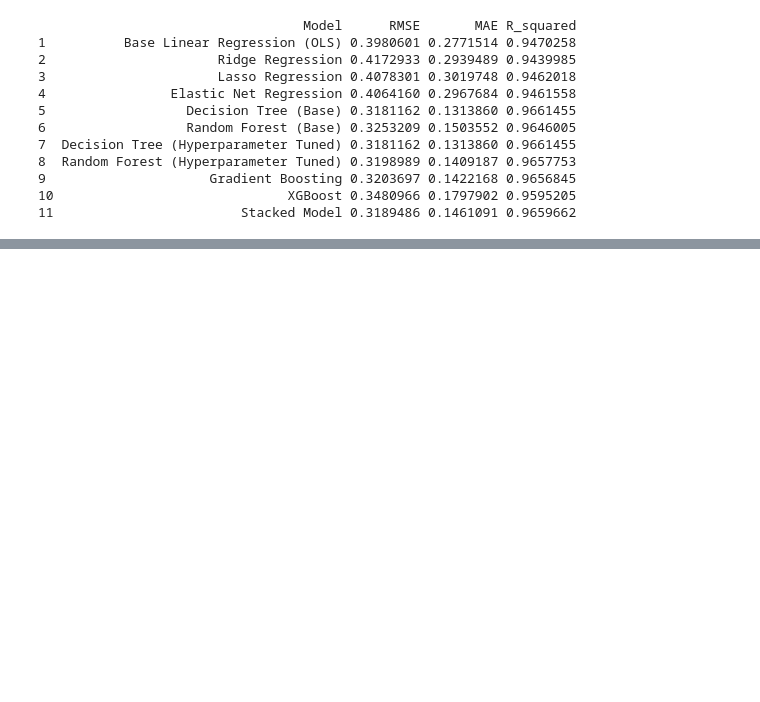
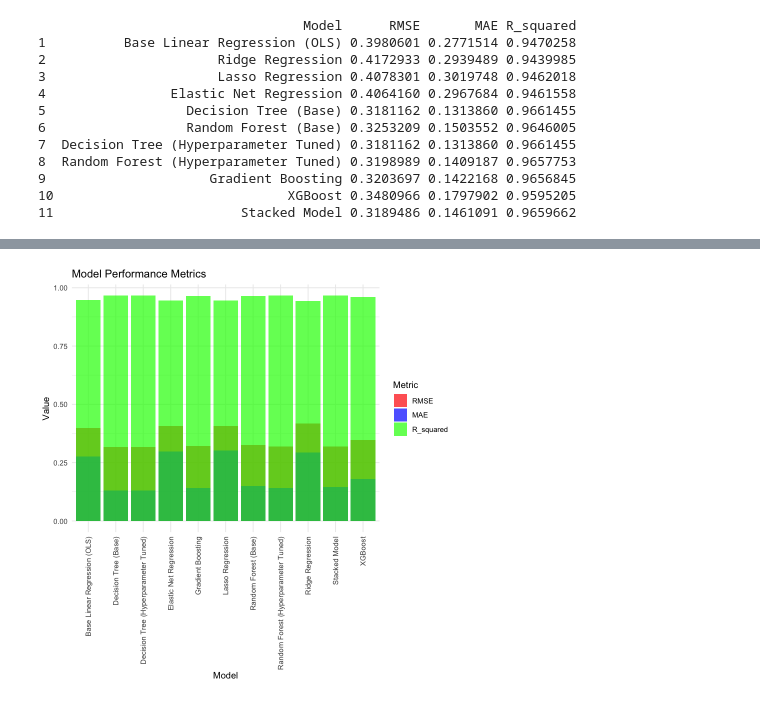
Before and after one commit to msheeba4848/Gauging-Migration-in-Bangladesh, a Jupyter notebook: feature_selection_1/feat_select_dataset1.ipynb, the cells around one changed output, grey strips where cells are left out. Saved outputs shown, nothing was run; the diff lists cells and outputs as text; code cells hidden in the pictures; blank space fills up the shorter version.

```diff
--- a/feature_selection_1/feat_select_dataset1.ipynb
+++ b/feature_selection_1/feat_select_dataset1.ipynb
@@ -546,0 +611,15 @@ print(metrics_table)
+# %%
+ggplot(data_melted, aes(x = Model, y = value, fill = variable)) +
+  geom_histogram(stat = "identity", position = "identity", alpha = 0.7) +
+  labs(
+    x = "Model",
+    y = "Value",
+    title = "Model Performance Metrics",
+    fill = "Metric"
+  ) +
+  scale_fill_manual(values = c("RMSE" = "red", "MAE" = "blue", "R_squared" = "green")) +
+  theme_minimal() +
+  theme(
+    axis.text.x = element_text(angle = 90, hjust = 1, vjust = 0.5)
+  )
+# %% [output]
@@ -546,0 +628 @@ print(metrics_table)
+[figure, added]
```
Also changed, not shown: parts of 4 cells of this notebook.
